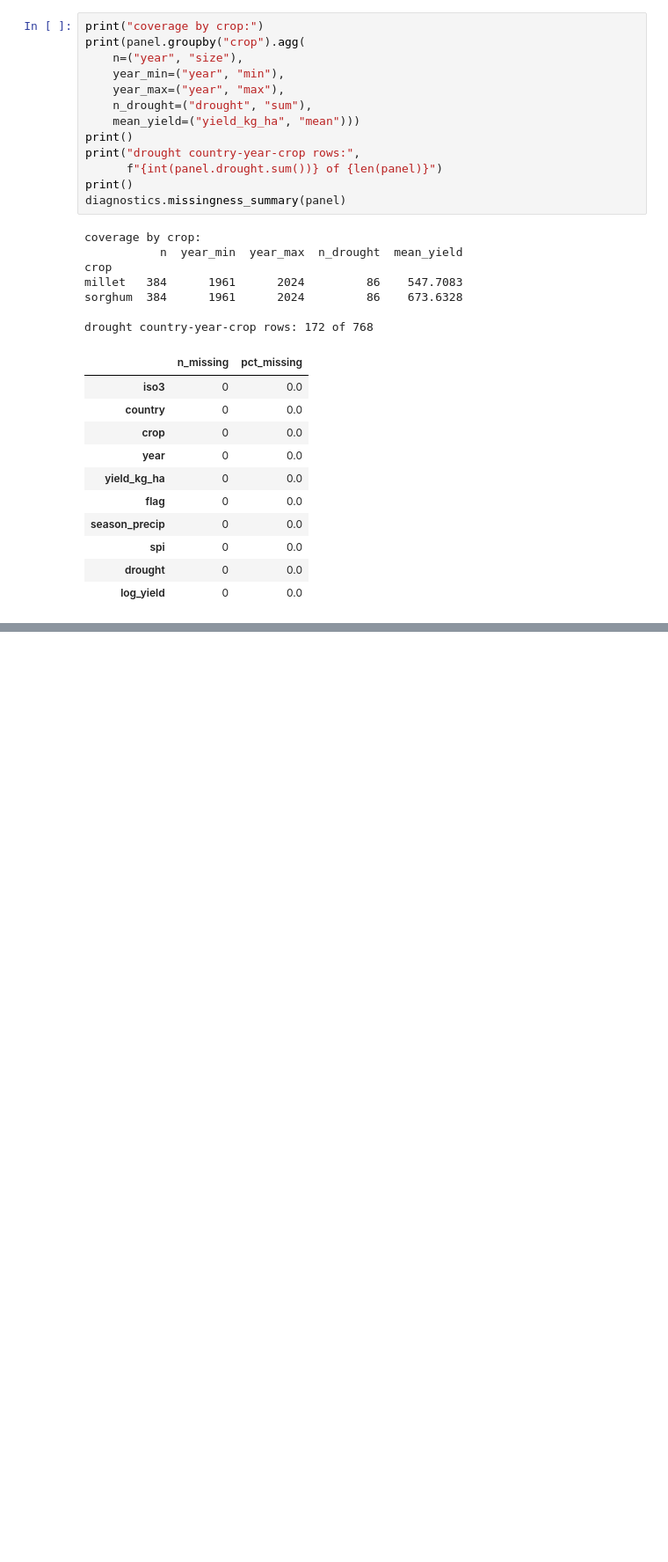
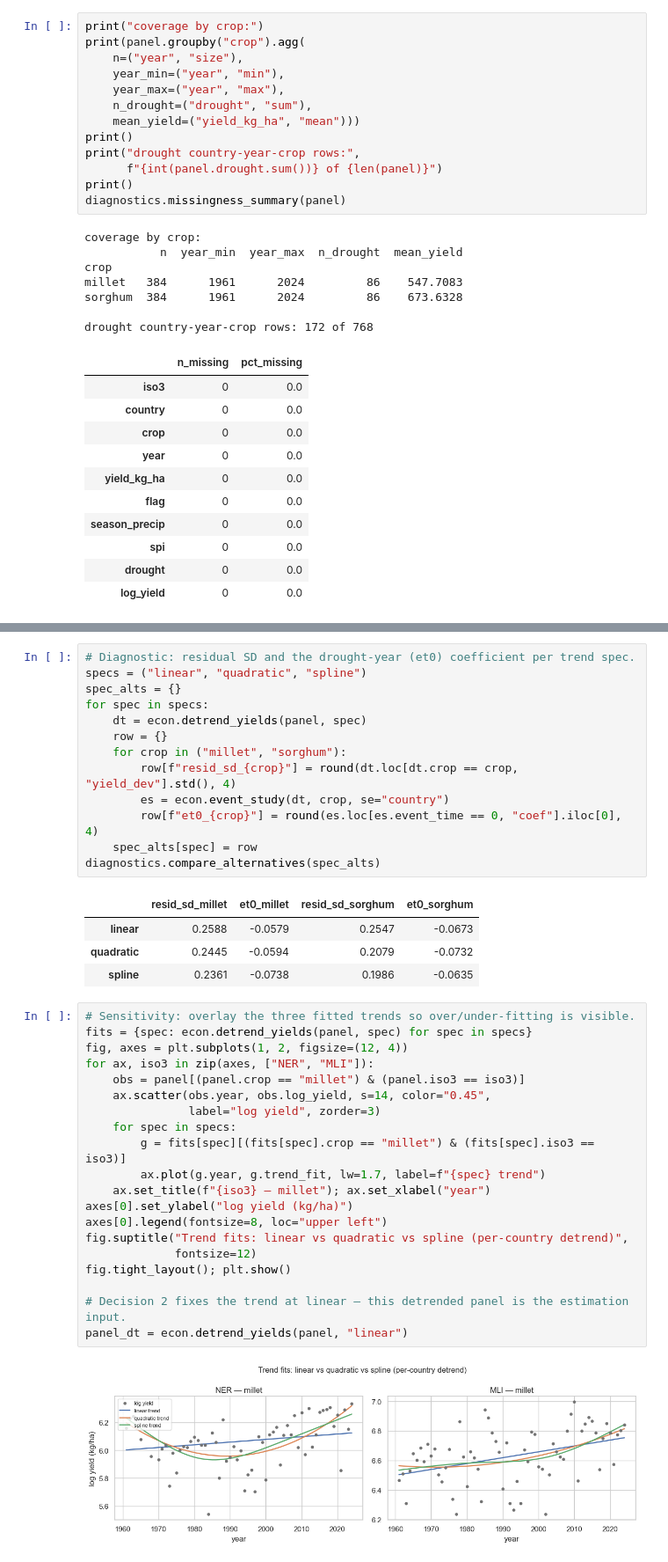
Before and after one commit to Muhanad-husn/Sahel-cereal-yields-climate-shocks, a Jupyter notebook: notebooks/02_main.ipynb, the cells around one changed output, grey strips where cells are left out. Shown at 88% size. Drawn from its saved outputs; the diff is of its cells as text; blank space fills up the shorter version.

```diff
--- a/notebooks/02_main.ipynb
+++ b/notebooks/02_main.ipynb
@@ -413,0 +458,40 @@ DiD cross-check, and the hero figure.
+# %%
+# Diagnostic: residual SD and the drought-year (et0) coefficient per trend spec.
+specs = ("linear", "quadratic", "spline")
+spec_alts = {}
+for spec in specs:
+    dt = econ.detrend_yields(panel, spec)
+    row = {}
+    for crop in ("millet", "sorghum"):
+        row[f"resid_sd_{crop}"] = round(dt.loc[dt.crop == crop, "yield_dev"].std(), 4)
+        es = econ.event_study(dt, crop, se="country")
+        row[f"et0_{crop}"] = round(es.loc[es.event_time == 0, "coef"].iloc[0], 4)
+    spec_alts[spec] = row
+diagnostics.compare_alternatives(spec_alts)
+# %% [output]
+|  | resid_sd_millet | et0_millet | resid_sd_sorghum | et0_sorghum |
+| linear | 0.2588 | -0.0579 | 0.2547 | -0.0673 |
+| quadratic | 0.2445 | -0.0594 | 0.2079 | -0.0732 |
+| spline | 0.2361 | -0.0738 | 0.1986 | -0.0635 |
+# %%
+# Sensitivity: overlay the three fitted trends so over/under-fitting is visible.
+fits = {spec: econ.detrend_yields(panel, spec) for spec in specs}
+fig, axes = plt.subplots(1, 2, figsize=(12, 4))
+for ax, iso3 in zip(axes, ["NER", "MLI"]):
+    obs = panel[(panel.crop == "millet") & (panel.iso3 == iso3)]
+    ax.scatter(obs.year, obs.log_yield, s=14, color="0.45",
+               label="log yield", zorder=3)
+    for spec in specs:
+        g = fits[spec][(fits[spec].crop == "millet") & (fits[spec].iso3 == iso3)]
+        ax.plot(g.year, g.trend_fit, lw=1.7, label=f"{spec} trend")
+    ax.set_title(f"{iso3} — millet"); ax.set_xlabel("year")
+axes[0].set_ylabel("log yield (kg/ha)")
+axes[0].legend(fontsize=8, loc="upper left")
+fig.suptitle("Trend fits: linear vs quadratic vs spline (per-country detrend)",
+             fontsize=12)
+fig.tight_layout(); plt.show()
+
+# Decision 2 fixes the trend at linear — this detrended panel is the estimation input.
+panel_dt = econ.detrend_yields(panel, "linear")
+# %% [output]
+[figure, added]
```
Also changed, not shown: parts of 17 cells of this notebook, 1 other file.
